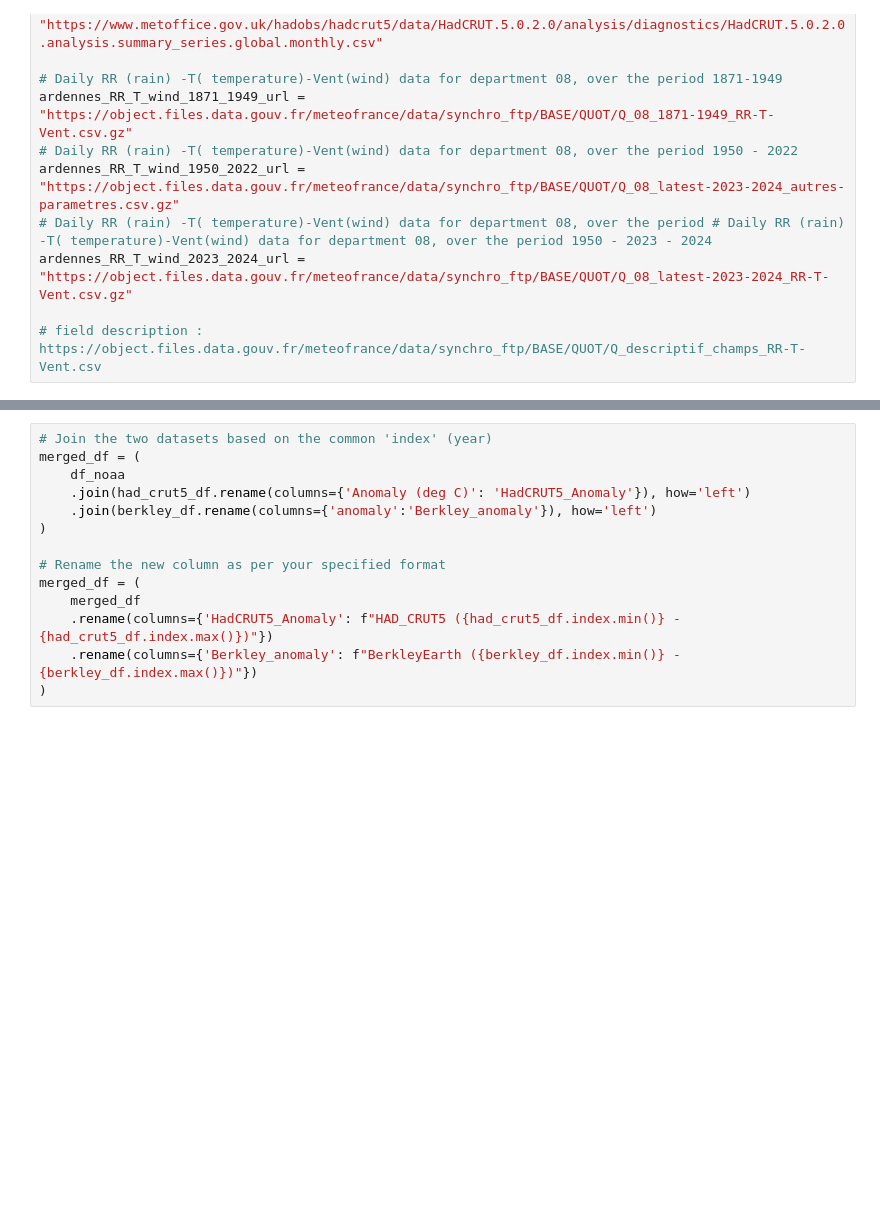
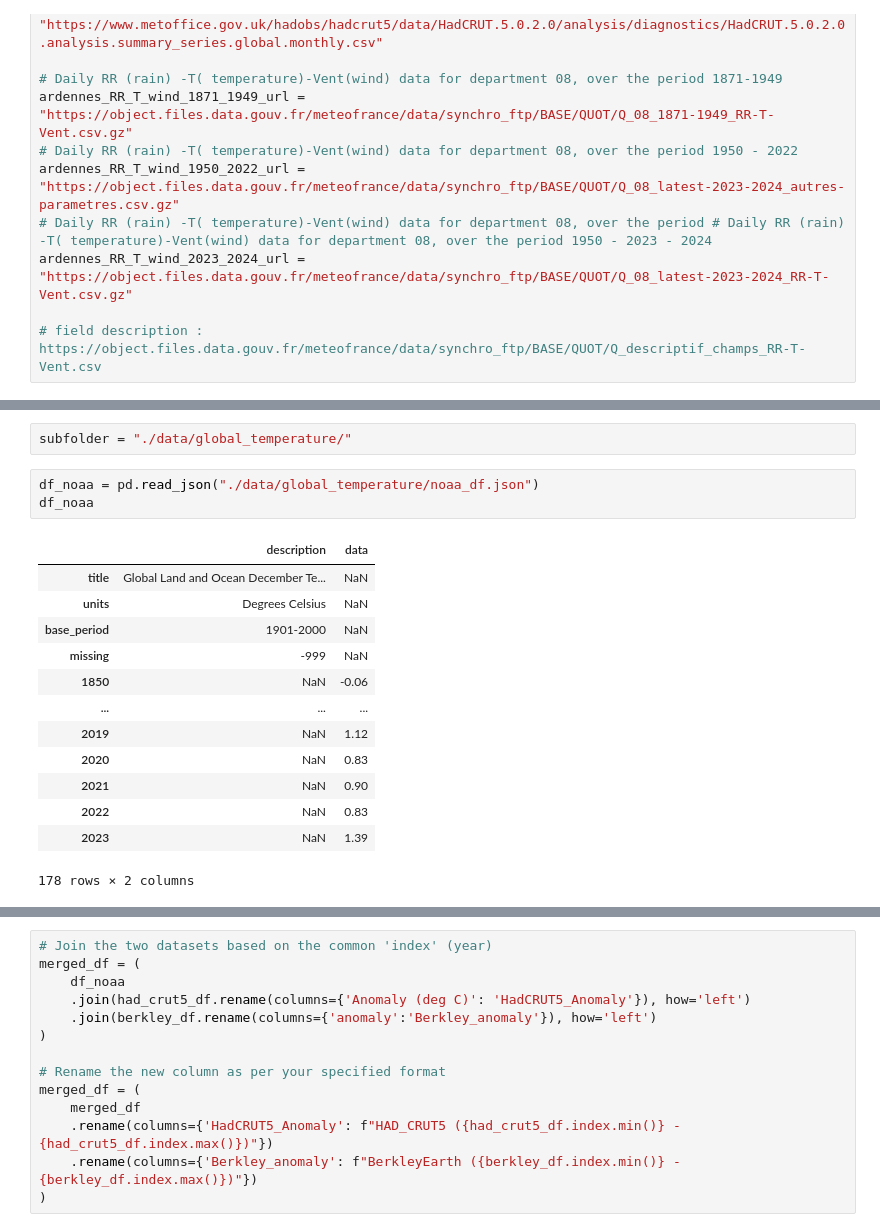
Before and after one commit to Saffian-Asghar/Global-Temperature-Analysis, a Jupyter notebook: Global_Temperature_Change.ipynb, the cells around one changed output, grey strips where cells are left out. Cells and saved outputs as stored; diff of their text form; blank space fills up the shorter version.

```diff
--- a/Global_Temperature_Change.ipynb
+++ b/Global_Temperature_Change.ipynb
@@ -112,2 +211,21 @@ ardennes_RR_T_wind_2023_2024_url = "https://object.files.data.gouv.fr/meteofranc
+# %%
+subfolder = "./data/global_temperature/"
+# %%
+df_noaa = pd.read_json("./data/global_temperature/noaa_df.json")
+df_noaa
+# %% [output]
+|  | description | data |
+| title | Global Land and Ocean December Te... | NaN |
+| units | Degrees Celsius | NaN |
+| base_period | 1901-2000 | NaN |
+| missing | -999 | NaN |
+| 1850 | NaN | -0.06 |
+| ... | ... | ... |
+| 2019 | NaN | 1.12 |
+| 2020 | NaN | 0.83 |
+| 2021 | NaN | 0.90 |
+| 2022 | NaN | 0.83 |
+| 2023 | NaN | 1.39 |
+178 rows × 2 columns
 # %%
 # Read Json file
```
Also changed, not shown: parts of 11 cells of this notebook, 1 other file.
